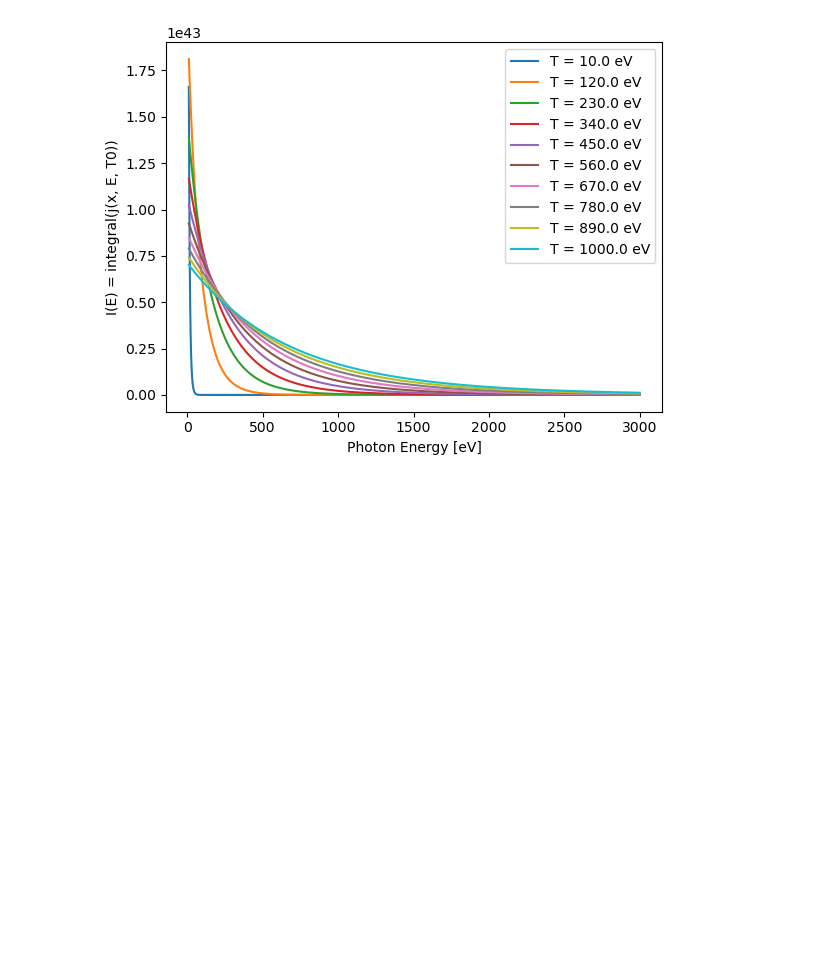
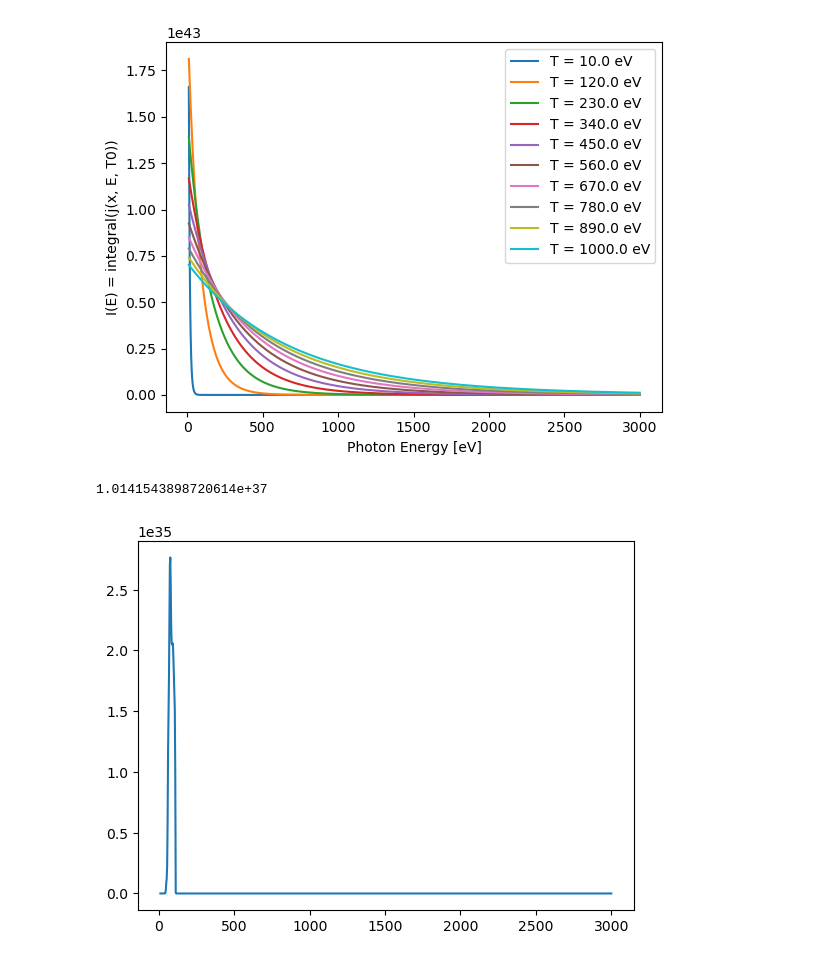
Before and after one commit to vandelij/plasma_diagnostic_hw, a Jupyter notebook: HW3.ipynb, the cells around one changed output. Drawn from its saved outputs; the diff is of its cells as text; code cells hidden in the pictures; blank space fills up the shorter version.

```diff
--- a/HW3.ipynb
+++ b/HW3.ipynb
@@ -146,3 +146,9 @@ plt.ylabel('I(E) = integral(j(x, E, T0))')
 (10, 1001)
 Text(0, 0.5, 'I(E) = integral(j(x, E, T0))')
 [figure]
+# %%
+plt.plot(Egrid, Be6trans*IEarray[0,:])
+print(np.trapz(Be6trans*IEarray[0,:], Egrid))
+# %% [output]
+1.0141543898720614e+37
+[figure, added]
```
Also changed, not shown: parts of 13 cells of this notebook.
